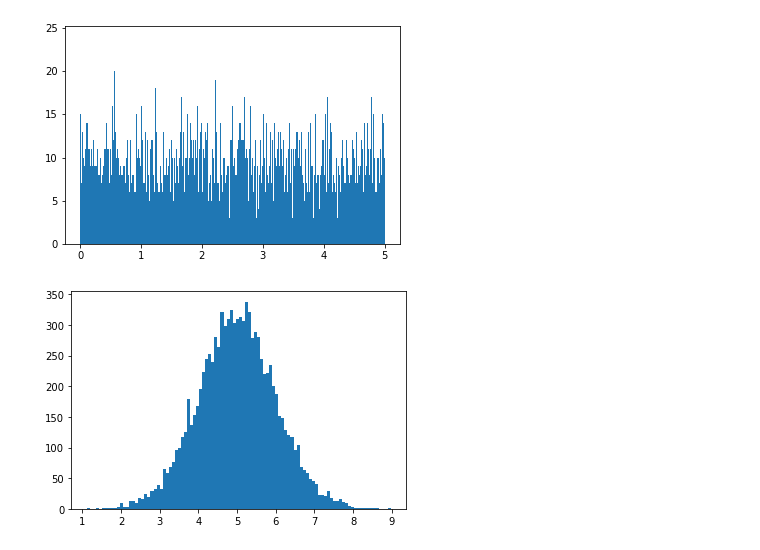
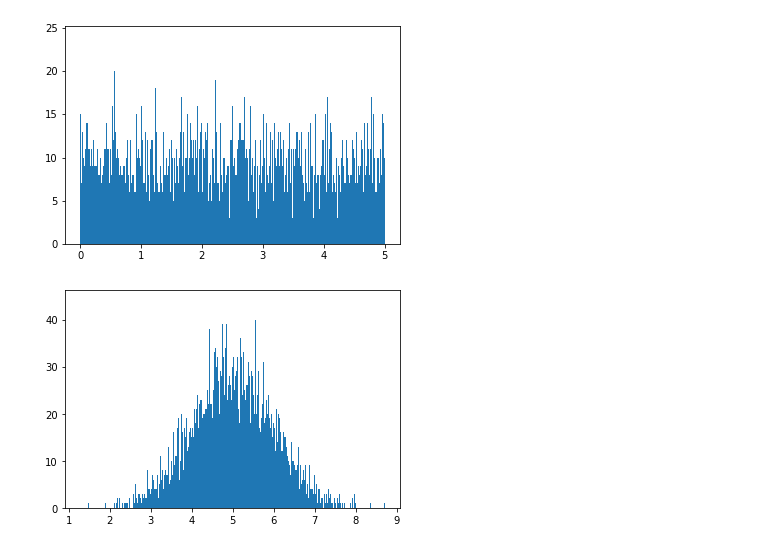
Before and after one commit to ecuerbo/machine-learning, a Jupyter notebook: w3-ml-tutorial.ipynb, the cells around one changed output. Cells and saved outputs as stored; diff of their text form; code cells hidden in the pictures.

```diff
--- a/w3-ml-tutorial.ipynb
+++ b/w3-ml-tutorial.ipynb
@@ -102,10 +102,10 @@ plt.show()
 # %%
 import numpy as np
 import matplotlib.pyplot as plt
 
 x= np.random.normal(5.0,1.0,10000)
 
-plt.hist(x, 100)
+plt.hist(x, 1000)
 plt.show()
 # %% [output]
-[figure, old version]
+[figure, new version]
```
Also changed, not shown: parts of 5 cells of this notebook, 1 other file.
